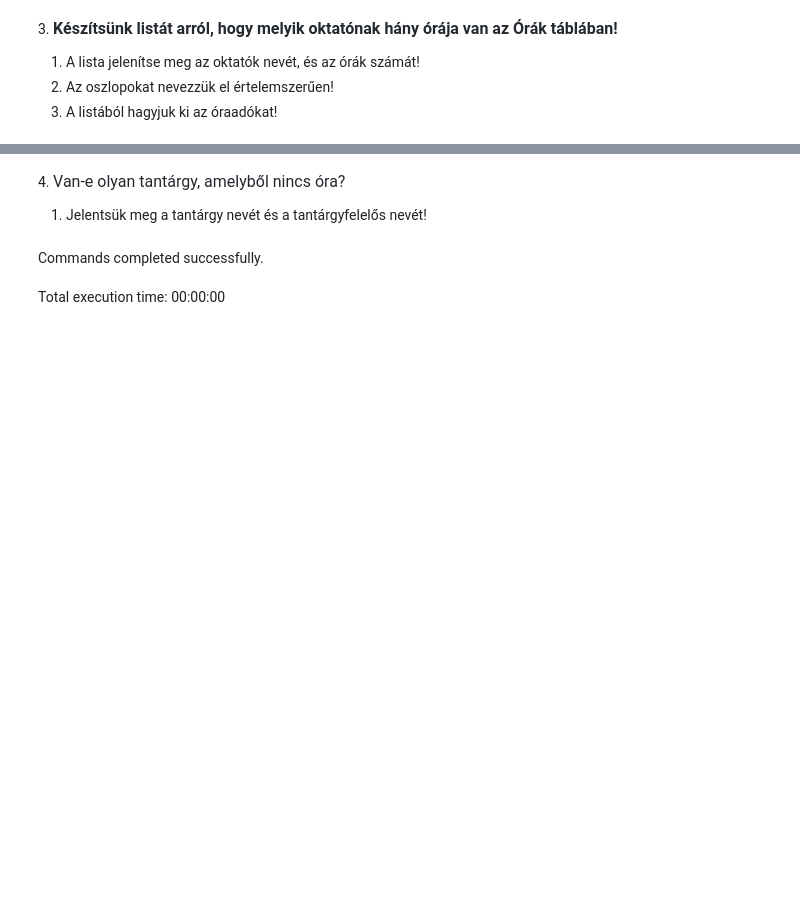
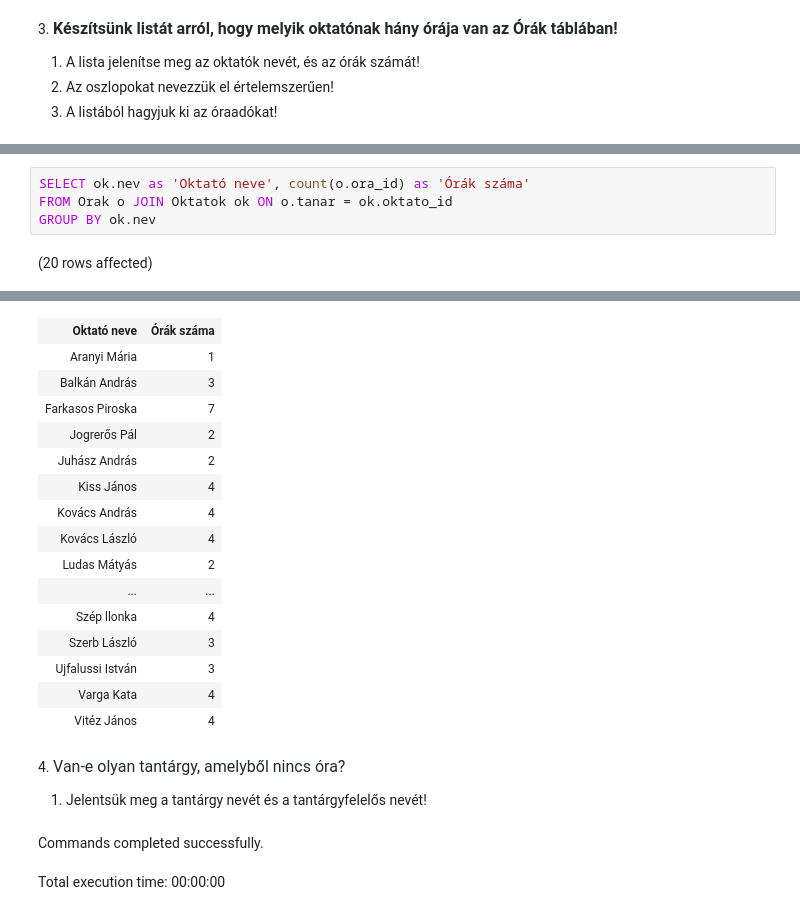
Before and after one commit to barnabasbaranyistud/SQLgyak03, a Jupyter notebook: gyakorlat03_feladatok.ipynb, the cells around one changed output, grey strips where cells are left out. Drawn from its saved outputs; the diff is of its cells as text; blank space fills up the shorter version.

```diff
--- a/gyakorlat03_feladatok.ipynb
+++ b/gyakorlat03_feladatok.ipynb
@@ -60,0 +57,6 @@ Total execution time: 00:00:00
+# %%
+SELECT ok.nev as 'Oktató neve', count(o.ora_id) as 'Órák száma'
+FROM Orak o JOIN Oktatok ok ON o.tanar = ok.oktato_id
+GROUP BY ok.nev
+# %% [output]
+(20 rows affected)
@@ -61,3 +64,19 @@ Total execution time: 00:00:00
+| Oktató neve | Órák száma |
+| Aranyi Mária | 1 |
+| Balkán András | 3 |
+| Farkasos Piroska | 7 |
+| Jogrerős Pál | 2 |
+| Juhász András | 2 |
+| Kiss János | 4 |
+| Kovács András | 4 |
+| Kovács László | 4 |
+| Ludas Mátyás | 2 |
+| ... | ... |
+| Szép llonka | 4 |
+| Szerb László | 3 |
+| Ujfalussi István | 3 |
+| Varga Kata | 4 |
+| Vitéz János | 4 |
 # %% [markdown]
 4. <span style="color: rgb(36, 41, 47); font-family: -apple-system, BlinkMacSystemFont, &quot;Segoe UI&quot;, Helvetica, Arial, sans-serif, &quot;Apple Color Emoji&quot;, &quot;Segoe UI Emoji&quot;; font-size: 16px;">Van-e olyan tantárgy, amelyből nincs óra?</span>
 
```
Also changed, not shown: parts of 3 cells of this notebook.
